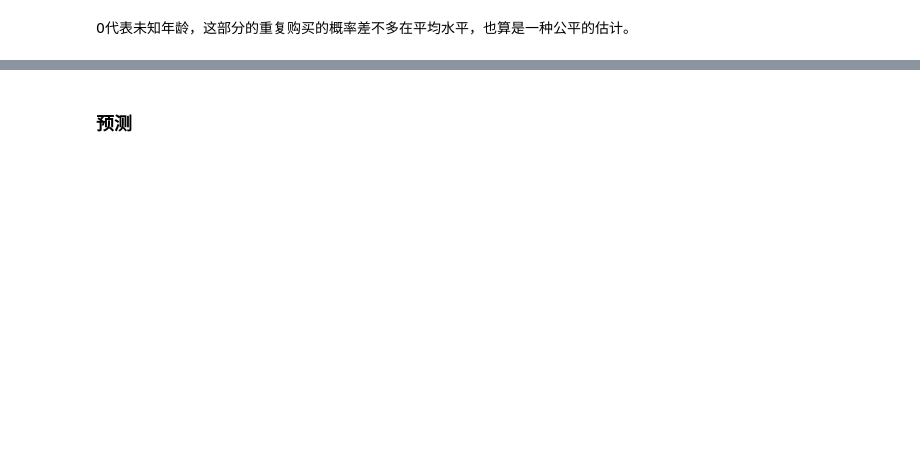
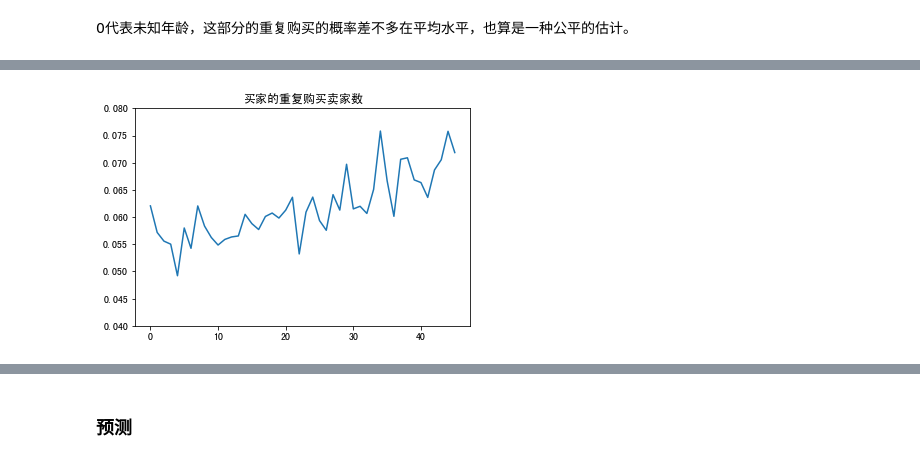
Before and after one commit to ArwenChan/notebooks, a Jupyter notebook: repeat-buyers.ipynb, the cells around one changed output, grey strips where cells are left out. Saved outputs shown, nothing was run; the diff lists cells and outputs as text; code cells hidden in the pictures; blank space fills up the shorter version.

```diff
--- a/repeat-buyers.ipynb
+++ b/repeat-buyers.ipynb
@@ -128,14 +109,0 @@ plt.show()
-# %%
-# 用户经常重复购买的店家数目
-buyer_repeat_sellers = train_user_habit[['user_id','label']].groupby('user_id', as_index=False).count()
-buyer_repeat_sellers.columns = ['user_id', 'buyer_repeat_sellers']
-train_new_data = pd.merge(train_data, buyer_repeat_sellers, on='user_id', how='left')
-train_new_data['buyer_repeat_sellers'].fillna(0, inplace=True)
-
-# 卖家的老顾客数目
-seller_repeat_buyers = train_user_habit[['merchant_id','label']].groupby('merchant_id', as_index=False).count()
-seller_repeat_buyers.columns = ['merchant_id', 'seller_repeat_buyers']
-train_new_data = pd.merge(train_new_data, seller_repeat_buyers, on='merchant_id', how='left')
-train_new_data['seller_repeat_buyers'].fillna(0, inplace=True)
-
-train_new_data.head()
@@ -289,0 +133,19 @@ train_habit_user_group = train_user_habit[['user_id', 'activity_log']].groupby('
+# %%
+def user_repeat_sellers(data, habit_data):
+    buyer_repeat_sellers = habit_data[['user_id','label']].groupby('user_id', as_index=False).count()
+    buyer_repeat_sellers.columns = ['user_id', 'buyer_repeat_sellers']
+    ret = data.merge(buyer_repeat_sellers, on='user_id', how='left')
+    ret['buyer_repeat_sellers'] = ret['buyer_repeat_sellers'].fillna(0)
+    return ret
+
+def seller_repeat_users(data, habit_data):
+    # 卖家的老顾客数目
+    seller_repeat_buyers = habit_data[['merchant_id','label']].groupby('merchant_id', as_index=False).count()
+    seller_repeat_buyers.columns = ['merchant_id', 'seller_repeat_buyers']
+    ret = data.merge(seller_repeat_buyers, on='merchant_id', how='left')
+    ret['seller_repeat_buyers'] = ret['seller_repeat_buyers'].fillna(0)
+    return ret
+# %%
+# 不可重复执行
+new_train = user_repeat_sellers(new_train, train_user_habit)
+new_train = seller_repeat_users(new_train, train_user_habit)
@@ -289,0 +161,5 @@ train_habit_user_group = train_user_habit[['user_id', 'activity_log']].groupby('
+# %%
+bins_data = pd.qcut(new_train['buyer_repeat_sellers'], 50, labels=False, duplicates='drop')
+repeat_sellers_data = pd.crosstab(bins_data, new_train['label'], margins=True)
+repeat_sellers_data['repeat_percent'] = repeat_sellers_data[1] / repeat_sellers_data['All']
+repeat_sellers_data
@@ -289,0 +185,7 @@ train_habit_user_group = train_user_habit[['user_id', 'activity_log']].groupby('
+# %%
+plt.plot(repeat_sellers_data.iloc[0:-1, 3])
+plt.ylim((0.04,0.08))
+plt.title('买家的重复购买卖家数')
+plt.show()
+# %% [output]
+[figure, added]
```
Also changed, not shown: parts of 80 cells of this notebook.
